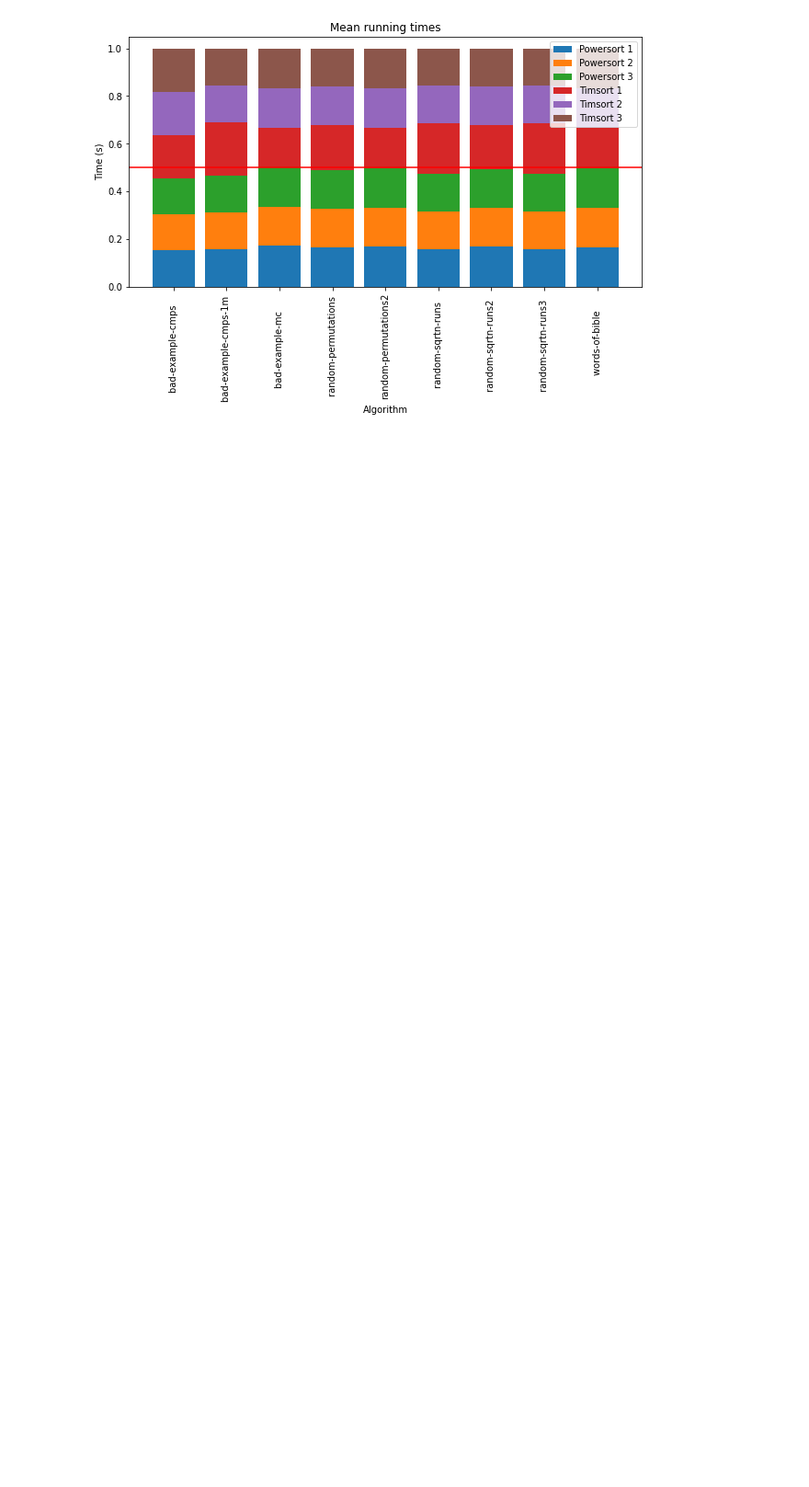
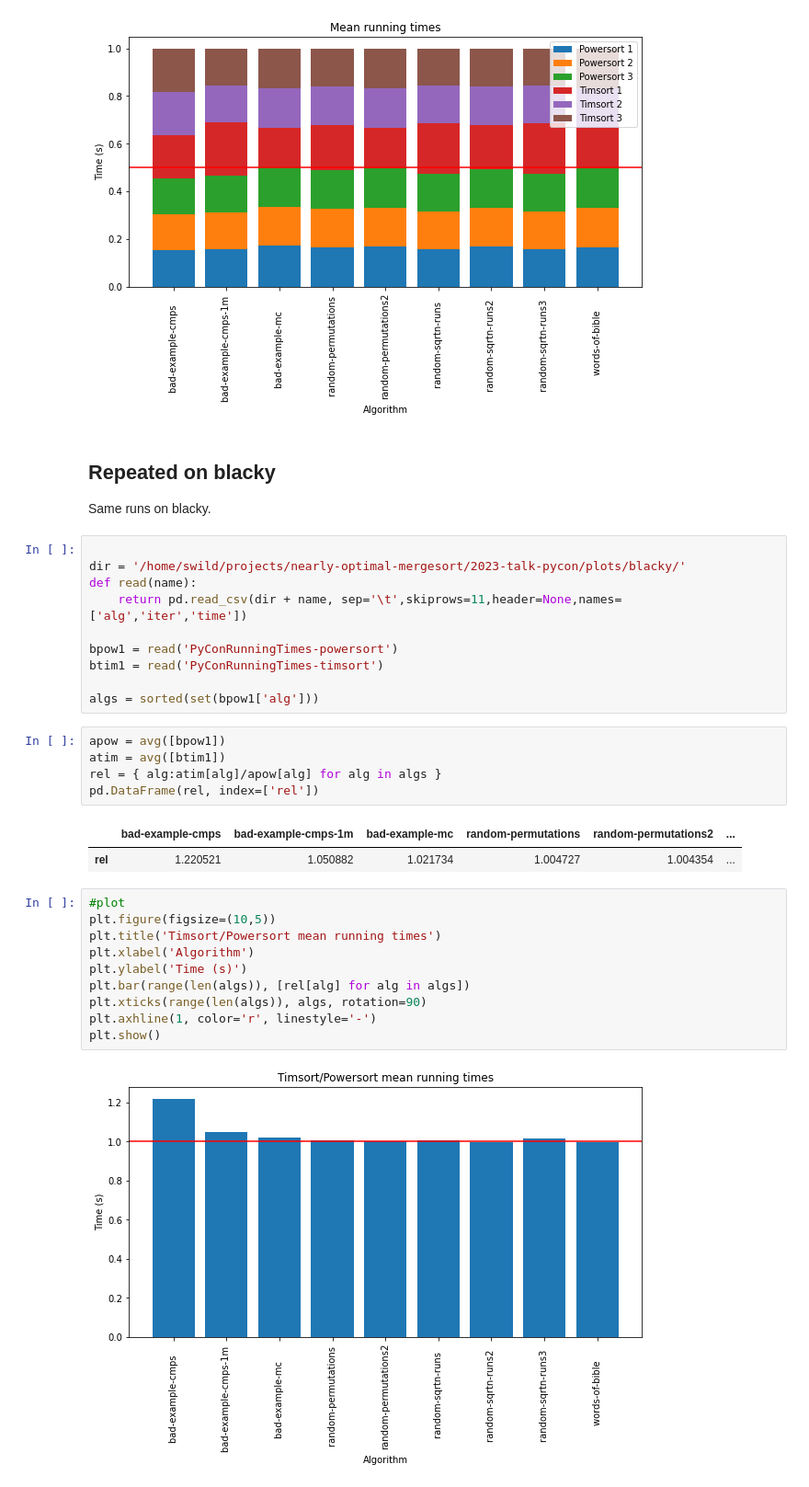
Before and after one commit to roarin-roran/Sorting, a Jupyter notebook: Experiments/PyConRunningTimesPlots.ipynb, the cells around one changed output. Shown at 92% size. Saved outputs shown, nothing was run; the diff lists cells and outputs as text; blank space fills up the shorter version.

```diff
--- a/Experiments/PyConRunningTimesPlots.ipynb
+++ b/Experiments/PyConRunningTimesPlots.ipynb
@@ -189,3 +191,37 @@ stacked_bar_plot(norm_means(pow1, all_runs), norm_means(pow2, all_runs), norm_me
 # %% [output]
 [figure]
 [figure]
+# %% [markdown]
+## Repeated on blacky
+
+Same runs on blacky.
+# %%
+
+dir = '/home/swild/projects/nearly-optimal-mergesort/2023-talk-pycon/plots/blacky/'
+def read(name):
+	return pd.read_csv(dir + name, sep='\t',skiprows=11,header=None,names=['alg','iter','time'])
+
+bpow1 = read('PyConRunningTimes-powersort')
+btim1 = read('PyConRunningTimes-timsort')
+
+algs = sorted(set(bpow1['alg']))
+# %%
+apow = avg([bpow1])
+atim = avg([btim1])
+rel = { alg:atim[alg]/apow[alg] for alg in algs }
+pd.DataFrame(rel, index=['rel'])
+# %% [output]
+|  | bad-example-cmps | bad-example-cmps-1m | bad-example-mc | random-permutations | random-permutations2 | ... |
+| rel | 1.220521 | 1.050882 | 1.021734 | 1.004727 | 1.004354 | ... |
+# %%
+#plot
+plt.figure(figsize=(10,5))
+plt.title('Timsort/Powersort mean running times')
+plt.xlabel('Algorithm')
+plt.ylabel('Time (s)')
+plt.bar(range(len(algs)), [rel[alg] for alg in algs])
+plt.xticks(range(len(algs)), algs, rotation=90)
+plt.axhline(1, color='r', linestyle='-')
+plt.show()
+# %% [output]
+[figure, added]
```
Also changed, not shown: parts of 1 cell of this notebook, 3 other files.
